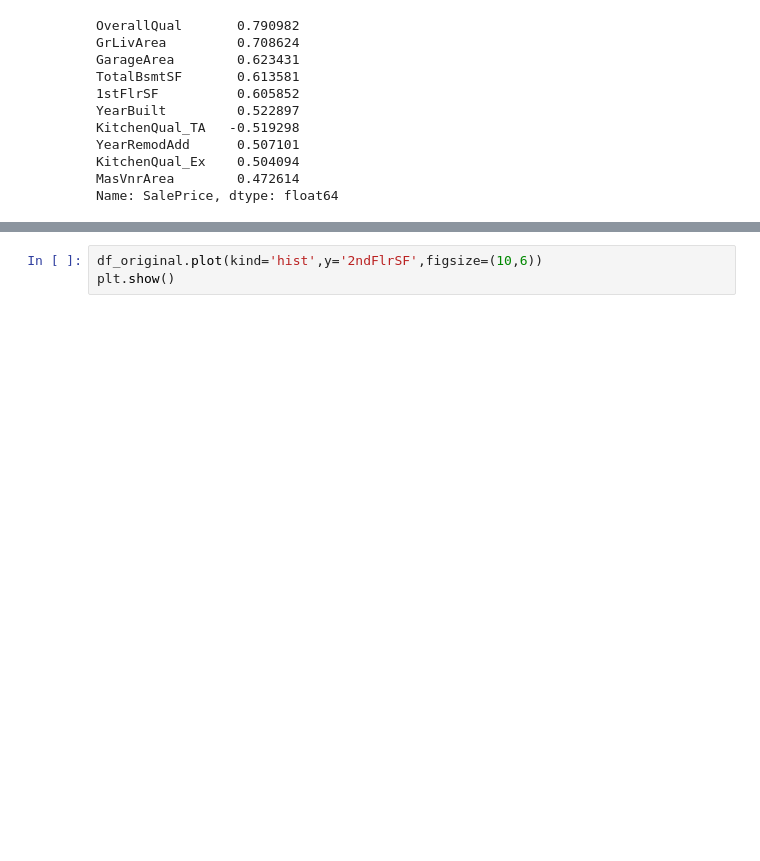
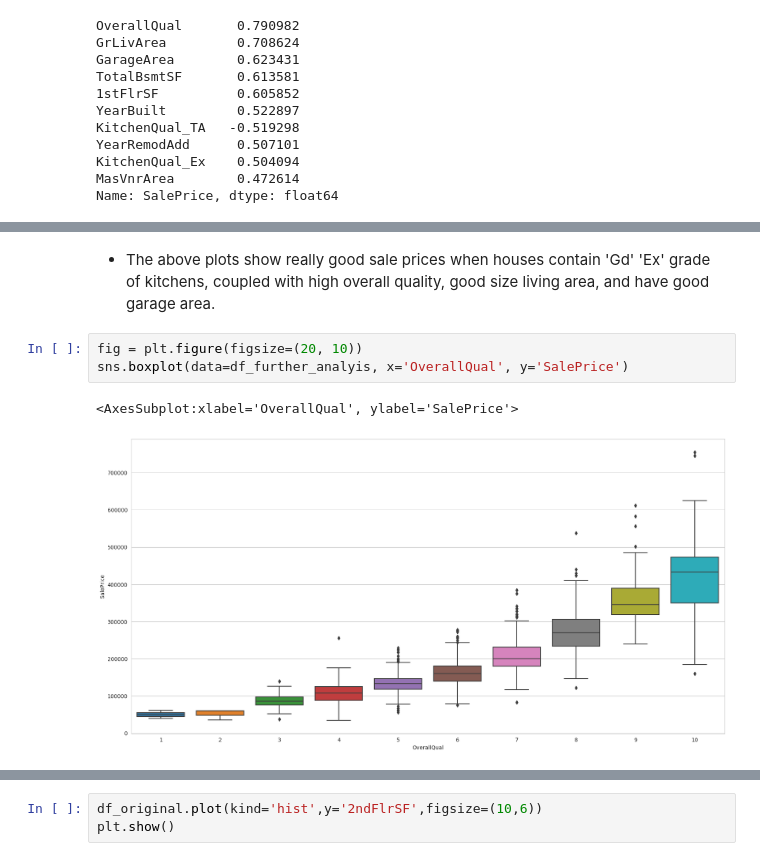
Before and after one commit to gfpkelly1986/milestone-project-heritage-housing-issues, a Jupyter notebook: jupyter_notebooks/Data-Understanding.ipynb, the cells around one changed output, grey strips where cells are left out. Cells and saved outputs as stored; diff of their text form; blank space fills up the shorter version.

```diff
--- a/jupyter_notebooks/Data-Understanding.ipynb
+++ b/jupyter_notebooks/Data-Understanding.ipynb
@@ -305,0 +398,8 @@ Name: SalePrice, dtype: float64
+# %% [markdown]
+- The above plots show really good sale prices when houses contain 'Gd' 'Ex' grade of kitchens, coupled with high overall quality, good size living area, and have good garage area.
+# %%
+fig = plt.figure(figsize=(20, 10))
+sns.boxplot(data=df_further_analyis, x='OverallQual', y='SalePrice')
+# %% [output]
+<AxesSubplot:xlabel='OverallQual', ylabel='SalePrice'>
+[figure, added]
```
Also changed, not shown: parts of 30 cells of this notebook.
